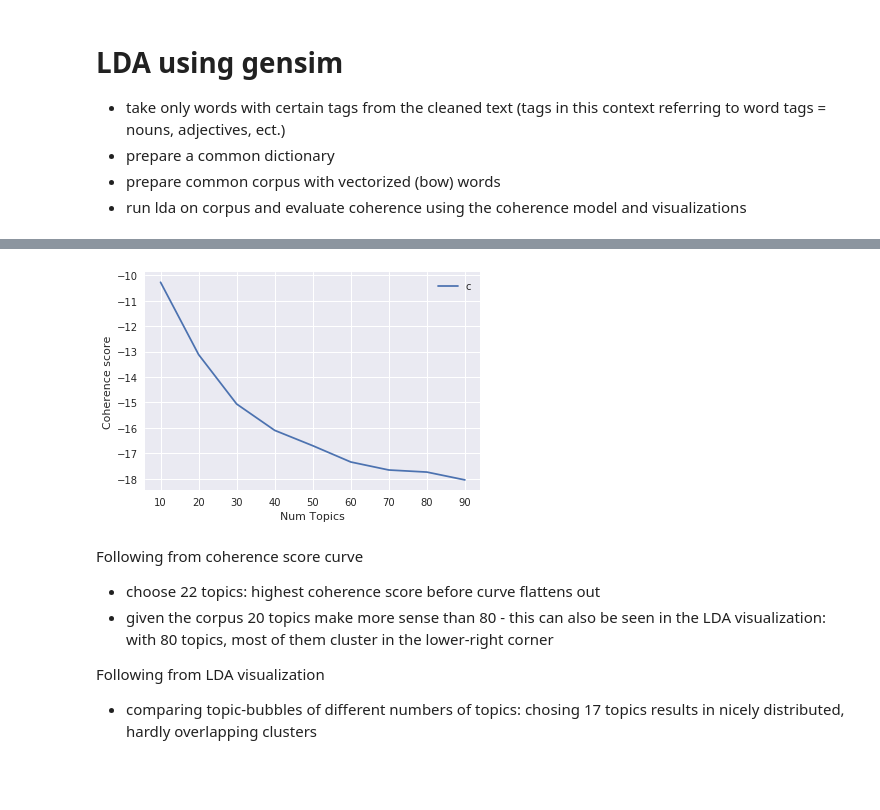
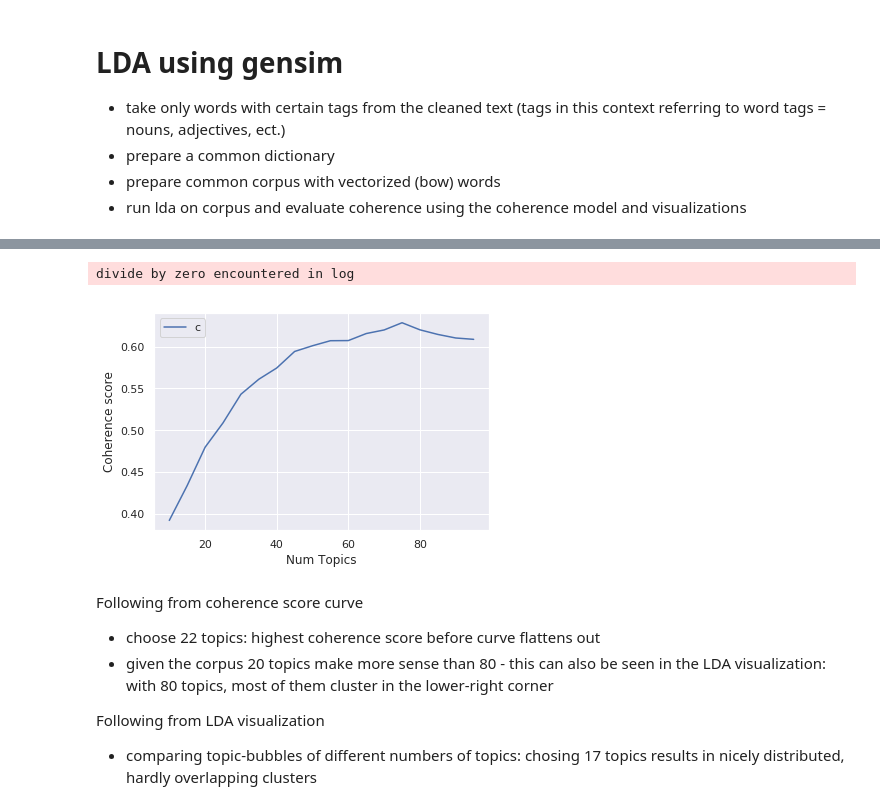
Before and after one commit to FranziSchmitt/Twitter_sentimentanalysis, a Jupyter notebook: Scripts/Latent_dirichlet_allocation.ipynb, the cells around one changed output, grey strips where cells are left out. Drawn from its saved outputs; the diff is of its cells as text; code cells hidden in the pictures; blank space fills up the shorter version.

```diff
--- a/Scripts/Latent_dirichlet_allocation.ipynb
+++ b/Scripts/Latent_dirichlet_allocation.ipynb
@@ -83,7 +84,7 @@ Gruene loaded
 Grüne loaded
 Done
 # %%
-collapse = True
+collapse = False
 path_collapse = '/home/franzi/Git-DSR/Twitter_sentimentanalysis/Data/all_data_lda.pickle' # path where pickle file is saved
 
 if collapse:
@@ -209,7 +263,14 @@ for row in text.iteritems():
 # %%
 lengths = len(document)
 corpus = []
+tick = time()
 for i, term in enumerate(document):
     corpus.append(sparse_text(term, nlp))
     print('{}/{}'.format(i, lengths), end='\r')
+    if i % 5000 == 0:
+        t1 = (time() - tick)/60
+        t2 = time() - t1
+        print('Took {:.2f} min for 5000 loops'.format(t1))
+        t1 = t2
+print('The entire process took {:.2f} min'.format((time() - tick)/60))
 # %% [output]
@@ -219,48 +296,62 @@ common_dictionary = corpora.Dictionary(corpus, prune_at=100000)
 # %%
 common_corpus = [common_dictionary.doc2bow(row) for row in corpus]
 # %%
-path_corpus = '../Data/lda_cleaned_corpus.pkl'
+save = False
+
+path_com_corpus = '../Data/lda_cleaned_ccorpus.pkl'
+path_corpus = '../Data/lda_cleaned_corpus'
 path_dic = '../Data/lda_cleaned_dic.pkl'
-with open(path_corpus, 'wb') as fid:
-    pickle.dump(common_corpus, fid)
 
-with open(path_dic, 'wb') as fid:
-    pickle.dump(common_dictionary, fid)
+if save:
+    with open(path_com_corpus, 'wb') as fid:
+        pickle.dump(common_corpus, fid)
+    with open(path_dic, 'wb') as fid:
+        pickle.dump(common_dictionary, fid)
+    with open(path_corpus, 'wb') as fid:
+        pickle.dump(corpus, fid)
+else:
+    with open(path_com_corpus, 'rb') as fid:
+        common_corpus = pickle.load(fid)
+    with open(path_dic, 'rb') as fid:
+        common_dictionary = pickle.load(fid)
+    with open(path_corpus, 'rb') as fid:
+        corpus = pickle.load(fid)
 # %%
 def compute_coherence_values(dictionary, corpus, texts, limit, start=2, step=3):
     """
     Compute coherence for various number of topics
 
     Parameters:
     dictionary : Gensim dictionary
     corpus : Gensim corpus
     texts : List of input texts
     limit : Max num of topics
 
     Plots coherence score over number of topics
     """
     coherence_values = []
     model_list = []
     for num_topics in range(start, limit, step):
         model=LdaModel(corpus=corpus,
                        id2word=dictionary,
                        num_topics=num_topics,
                        alpha=0.001,
                        minimum_probability=0.2)
         model_list.append(model)
-        coherencemodel = CoherenceModel(model=model, texts=texts, dictionary=dictionary, coherence='u_mass')
+        coherencemodel = CoherenceModel(model=model, texts=texts, dictionary=dictionary, coherence='c_v')
         coherence_values.append(coherencemodel.get_coherence())
 
     x = range(start, limit, step)
     plt.plot(x, coherence_values)
     plt.xlabel("Num Topics")
     plt.ylabel("Coherence score")
     plt.legend(("coherence_values"), loc='best')
     plt.show()
 
-compute_coherence_values(common_dictionary, common_corpus, corpus, limit=100, start=10, step=10)
+compute_coherence_values(common_dictionary, common_corpus, corpus, limit=100, start=10, step=5)
 # %% [output]
+divide by zero encountered in log
-[figure, old version]
+[figure, new version]
 # %% [markdown]
 Following from coherence score curve
 - choose 22 topics: highest coherence score before curve flattens out
```
Also changed, not shown: parts of 12 cells of this notebook, 5 other files.
